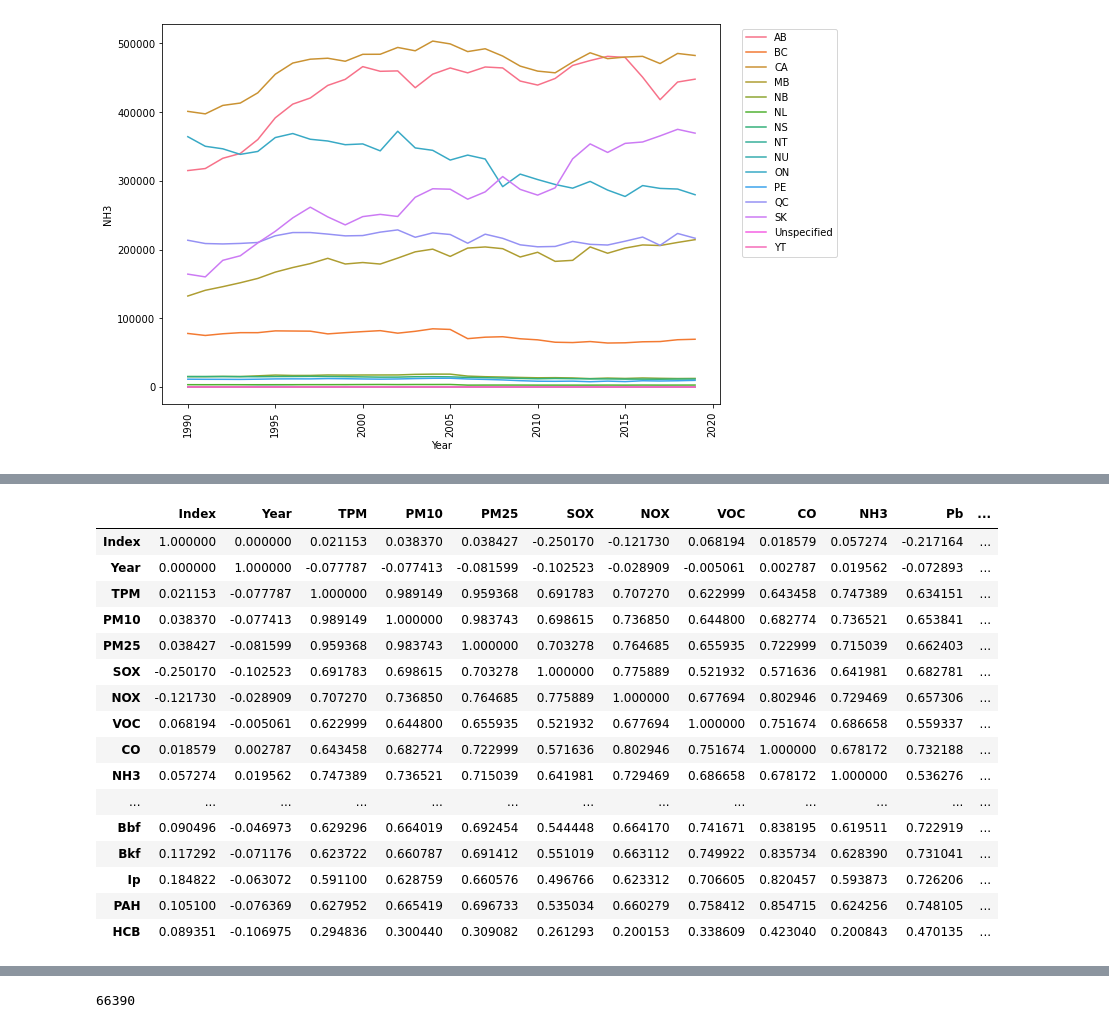
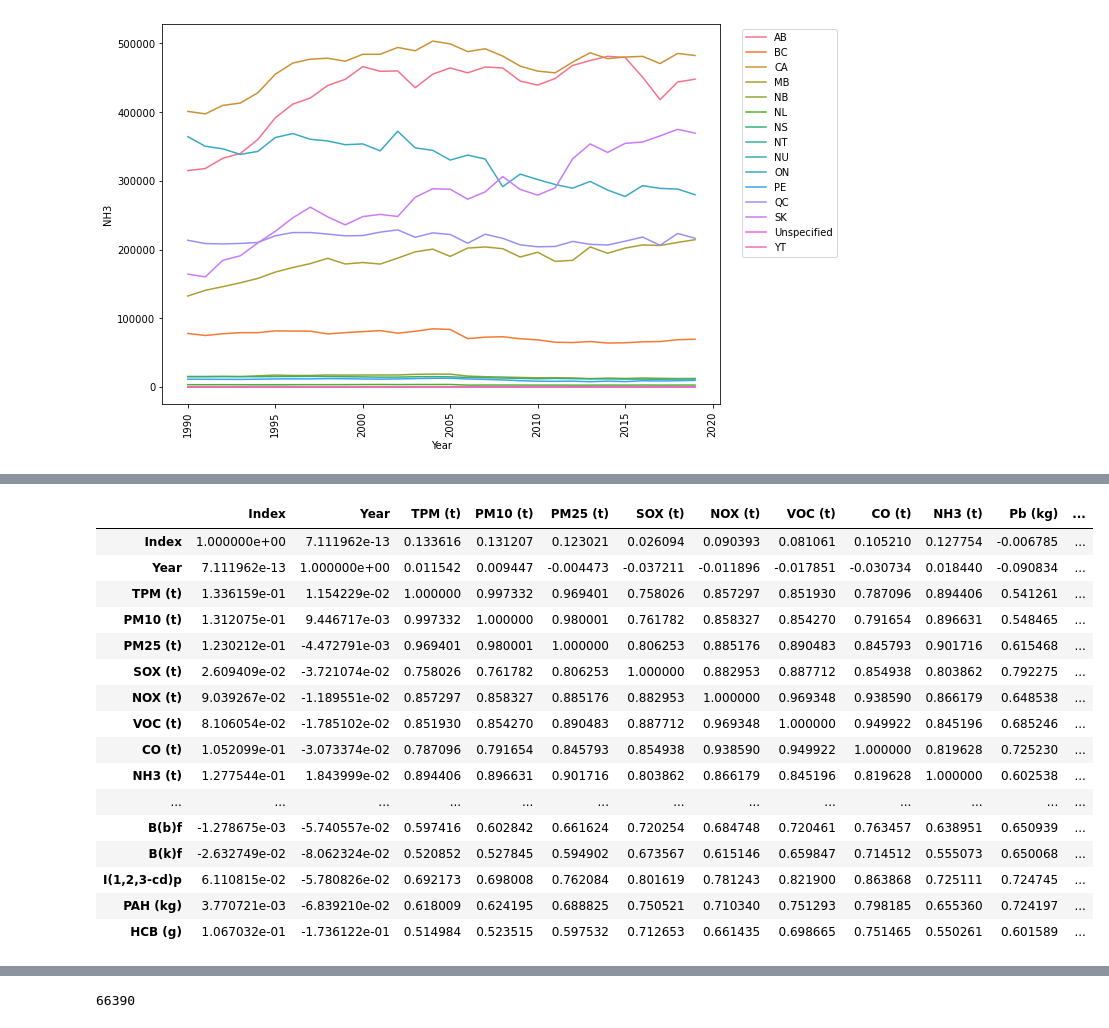
Before and after one commit to elizcorpuz/cind820project, a Jupyter notebook: cind820.ipynb, the cells around one changed output, grey strips where cells are left out. Saved outputs shown, nothing was run; the diff lists cells and outputs as text; code cells hidden in the pictures.

```diff
--- a/cind820.ipynb
+++ b/cind820.ipynb
@@ -248,24 +276,24 @@ for att in dfb:
 # %%
-cors = df.corr(method="spearman")
+cors = df.corr(method="pearson")
 cors
 # %% [output]
-|  | Index | Year | TPM | PM10 | PM25 | SOX | NOX | VOC | CO | NH3 | Pb | ... |
-| Index | 1.000000 | 0.000000 | 0.021153 | 0.038370 | 0.038427 | -0.250170 | -0.121730 | 0.068194 | 0.018579 | 0.057274 | -0.217164 | ... |
-| Year | 0.000000 | 1.000000 | -0.077787 | -0.077413 | -0.081599 | -0.102523 | -0.028909 | -0.005061 | 0.002787 | 0.019562 | -0.072893 | ... |
-| TPM | 0.021153 | -0.077787 | 1.000000 | 0.989149 | 0.959368 | 0.691783 | 0.707270 | 0.622999 | 0.643458 | 0.747389 | 0.634151 | ... |
-| PM10 | 0.038370 | -0.077413 | 0.989149 | 1.000000 | 0.983743 | 0.698615 | 0.736850 | 0.644800 | 0.682774 | 0.736521 | 0.653841 | ... |
-| PM25 | 0.038427 | -0.081599 | 0.959368 | 0.983743 | 1.000000 | 0.703278 | 0.764685 | 0.655935 | 0.722999 | 0.715039 | 0.662403 | ... |
-| SOX | -0.250170 | -0.102523 | 0.691783 | 0.698615 | 0.703278 | 1.000000 | 0.775889 | 0.521932 | 0.571636 | 0.641981 | 0.682781 | ... |
-| NOX | -0.121730 | -0.028909 | 0.707270 | 0.736850 | 0.764685 | 0.775889 | 1.000000 | 0.677694 | 0.802946 | 0.729469 | 0.657306 | ... |
-| VOC | 0.068194 | -0.005061 | 0.622999 | 0.644800 | 0.655935 | 0.521932 | 0.677694 | 1.000000 | 0.751674 | 0.686658 | 0.559337 | ... |
-| CO | 0.018579 | 0.002787 | 0.643458 | 0.682774 | 0.722999 | 0.571636 | 0.802946 | 0.751674 | 1.000000 | 0.678172 | 0.732188 | ... |
-| NH3 | 0.057274 | 0.019562 | 0.747389 | 0.736521 | 0.715039 | 0.641981 | 0.729469 | 0.686658 | 0.678172 | 1.000000 | 0.536276 | ... |
+|  | Index | Year | TPM (t) | PM10 (t) | PM25 (t) | SOX (t) | NOX (t) | VOC (t) | CO (t) | NH3 (t) | Pb (kg) | ... |
+| Index | 1.000000e+00 | 7.111962e-13 | 0.133616 | 0.131207 | 0.123021 | 0.026094 | 0.090393 | 0.081061 | 0.105210 | 0.127754 | -0.006785 | ... |
+| Year | 7.111962e-13 | 1.000000e+00 | 0.011542 | 0.009447 | -0.004473 | -0.037211 | -0.011896 | -0.017851 | -0.030734 | 0.018440 | -0.090834 | ... |
+| TPM (t) | 1.336159e-01 | 1.154229e-02 | 1.000000 | 0.997332 | 0.969401 | 0.758026 | 0.857297 | 0.851930 | 0.787096 | 0.894406 | 0.541261 | ... |
+| PM10 (t) | 1.312075e-01 | 9.446717e-03 | 0.997332 | 1.000000 | 0.980001 | 0.761782 | 0.858327 | 0.854270 | 0.791654 | 0.896631 | 0.548465 | ... |
+| PM25 (t) | 1.230212e-01 | -4.472791e-03 | 0.969401 | 0.980001 | 1.000000 | 0.806253 | 0.885176 | 0.890483 | 0.845793 | 0.901716 | 0.615468 | ... |
+| SOX (t) | 2.609409e-02 | -3.721074e-02 | 0.758026 | 0.761782 | 0.806253 | 1.000000 | 0.882953 | 0.887712 | 0.854938 | 0.803862 | 0.792275 | ... |
+| NOX (t) | 9.039267e-02 | -1.189551e-02 | 0.857297 | 0.858327 | 0.885176 | 0.882953 | 1.000000 | 0.969348 | 0.938590 | 0.866179 | 0.648538 | ... |
+| VOC (t) | 8.106054e-02 | -1.785102e-02 | 0.851930 | 0.854270 | 0.890483 | 0.887712 | 0.969348 | 1.000000 | 0.949922 | 0.845196 | 0.685246 | ... |
+| CO (t) | 1.052099e-01 | -3.073374e-02 | 0.787096 | 0.791654 | 0.845793 | 0.854938 | 0.938590 | 0.949922 | 1.000000 | 0.819628 | 0.725230 | ... |
+| NH3 (t) | 1.277544e-01 | 1.843999e-02 | 0.894406 | 0.896631 | 0.901716 | 0.803862 | 0.866179 | 0.845196 | 0.819628 | 1.000000 | 0.602538 | ... |
 | ... | ... | ... | ... | ... | ... | ... | ... | ... | ... | ... | ... | ... |
-| Bbf | 0.090496 | -0.046973 | 0.629296 | 0.664019 | 0.692454 | 0.544448 | 0.664170 | 0.741671 | 0.838195 | 0.619511 | 0.722919 | ... |
-| Bkf | 0.117292 | -0.071176 | 0.623722 | 0.660787 | 0.691412 | 0.551019 | 0.663112 | 0.749922 | 0.835734 | 0.628390 | 0.731041 | ... |
-| Ip | 0.184822 | -0.063072 | 0.591100 | 0.628759 | 0.660576 | 0.496766 | 0.623312 | 0.706605 | 0.820457 | 0.593873 | 0.726206 | ... |
-| PAH | 0.105100 | -0.076369 | 0.627952 | 0.665419 | 0.696733 | 0.535034 | 0.660279 | 0.758412 | 0.854715 | 0.624256 | 0.748105 | ... |
-| HCB | 0.089351 | -0.106975 | 0.294836 | 0.300440 | 0.309082 | 0.261293 | 0.200153 | 0.338609 | 0.423040 | 0.200843 | 0.470135 | ... |
+| B(b)f | -1.278675e-03 | -5.740557e-02 | 0.597416 | 0.602842 | 0.661624 | 0.720254 | 0.684748 | 0.720461 | 0.763457 | 0.638951 | 0.650939 | ... |
+| B(k)f | -2.632749e-02 | -8.062324e-02 | 0.520852 | 0.527845 | 0.594902 | 0.673567 | 0.615146 | 0.659847 | 0.714512 | 0.555073 | 0.650068 | ... |
+| I(1,2,3-cd)p | 6.110815e-02 | -5.780826e-02 | 0.692173 | 0.698008 | 0.762084 | 0.801619 | 0.781243 | 0.821900 | 0.863868 | 0.725111 | 0.724745 | ... |
+| PAH (kg) | 3.770721e-03 | -6.839210e-02 | 0.618009 | 0.624195 | 0.688825 | 0.750521 | 0.710340 | 0.751293 | 0.798185 | 0.655360 | 0.724197 | ... |
+| HCB (g) | 1.067032e-01 | -1.736122e-01 | 0.514984 | 0.523515 | 0.597532 | 0.712653 | 0.661435 | 0.698665 | 0.751465 | 0.550261 | 0.601589 | ... |
 # %%
 labels = [c[:5] for c in cors.columns]
 fig = plt.figure(figsize=(12,12))
```
Also changed, not shown: parts of 65 cells of this notebook.
